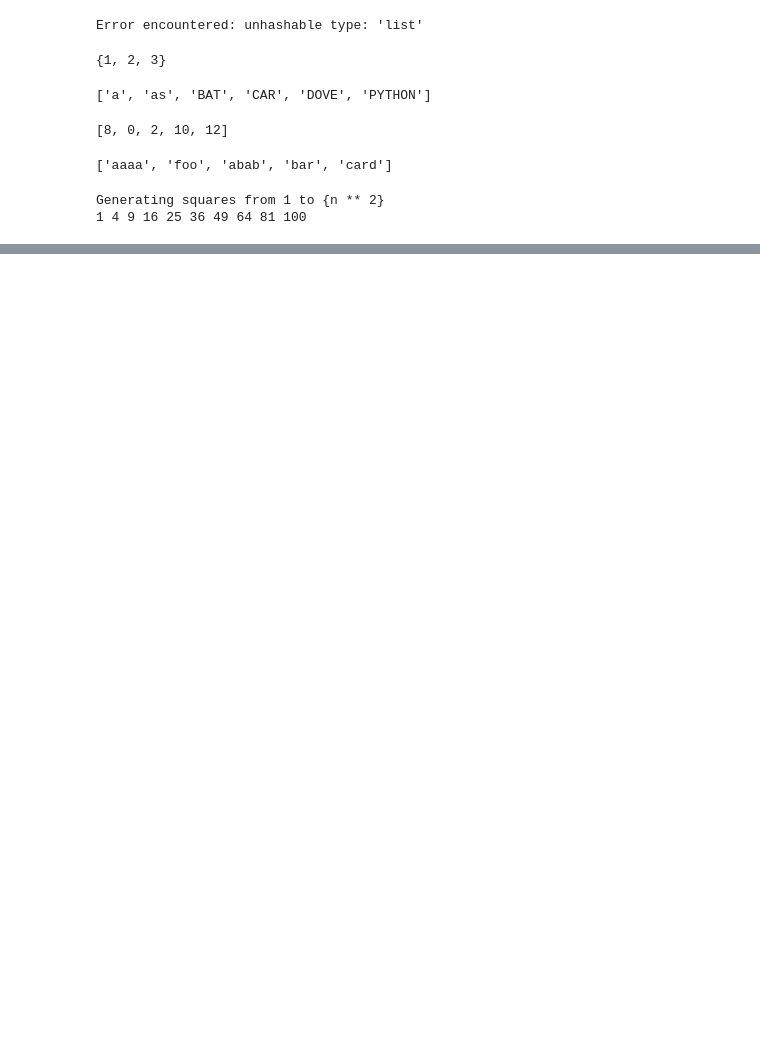
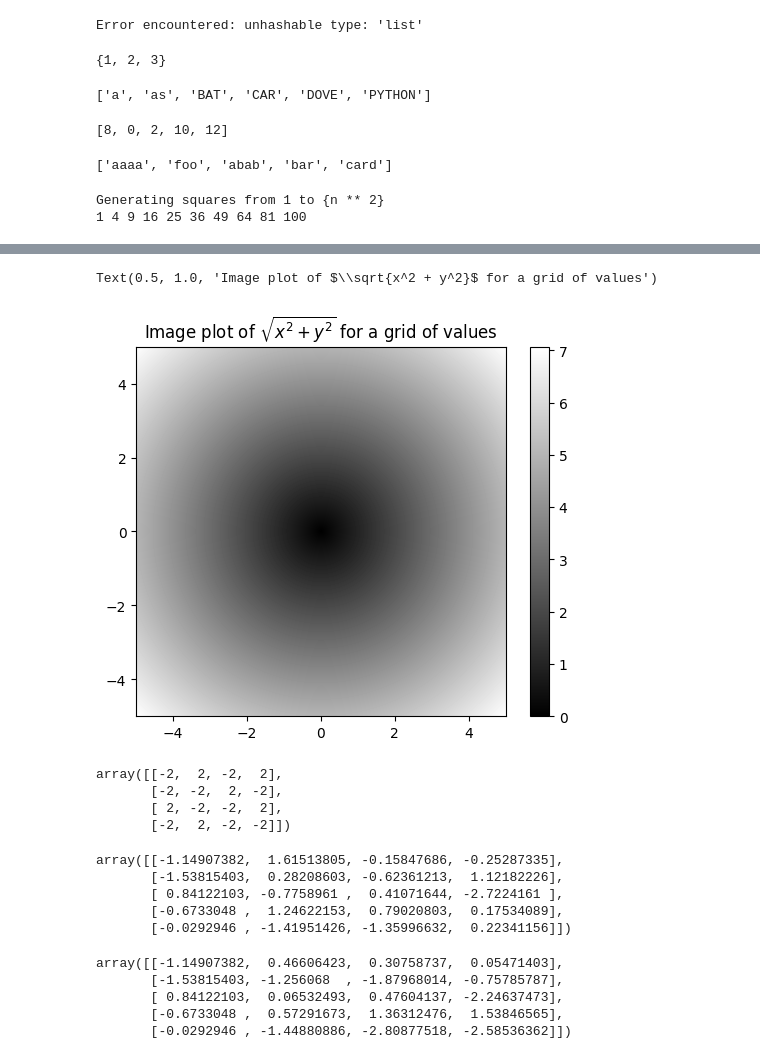
Before and after one commit to GabriCala25/Python_projects, a Jupyter notebook: python_for_data_analysis_exercises/Basics.ipynb, the cells around one changed output, grey strips where cells are left out. Drawn from its saved outputs; the diff is of its cells as text; code cells hidden in the pictures; blank space fills up the shorter version.

```diff
--- a/python_for_data_analysis_exercises/Basics.ipynb
+++ b/python_for_data_analysis_exercises/Basics.ipynb
@@ -145,0 +324,10 @@ gen = (x ** 2 for x in range(100))
+# %%
+### Array-Oriented Programming with arrays
+# Vectorization --> replace explicit loops with array expressions is referred to by some people as vectorization
+points = np.arange(-5, 5, 0.01)
+
+# numpy.meshgrid function takes two one-dimensional arrays and produces two two-dimensional matrices corresponding to all pairs of (x,y) in the two arrays:
+xs, ys = np.meshgrid(points, points)
+
+z = np.sqrt(xs ** 2 + ys ** 2)
+z
@@ -145,0 +348,45 @@ gen = (x ** 2 for x in range(100))
+# %%
+import matplotlib.pyplot as plt
+
+plt.imshow(z, cmap=plt.cm.gray, extent = [-5, 5, -5, 5])
+plt.colorbar()
+plt.title("Image plot of $\sqrt{x^2 + y^2}$ for a grid of values")
+# %% [output]
+Text(0.5, 1.0, 'Image plot of $\\sqrt{x^2 + y^2}$ for a grid of values')
+[figure, added]
+# %%
+#Expressing conditional logic as array operations
+
+arr = rng.standard_normal((4,4))
+arr > 0
+np.where(arr > 0, 2, -2)
+# %% [output]
+array([[-2,  2, -2,  2],
+       [-2, -2,  2, -2],
+       [ 2, -2, -2,  2],
+       [-2,  2, -2, -2]])
+# %%
+# mathematical and statistical methods
+arr = rng.standard_normal((5,4))
+arr.mean()
+
+arr
+# %% [output]
+array([[-1.14907382,  1.61513805, -0.15847686, -0.25287335],
+       [-1.53815403,  0.28208603, -0.62361213,  1.12182226],
+       [ 0.84122103, -0.7758961 ,  0.41071644, -2.7224161 ],
+       [-0.6733048 ,  1.24622153,  0.79020803,  0.17534089],
+       [-0.0292946 , -1.41951426, -1.35996632,  0.22341156]])
+# %%
+#You can choose an axis where to apply sum or mean
+arr.sum(axis=0)
+arr.mean(axis=1)
+
+# You can also apply cumulative sum
+arr.cumsum(axis = 1)
+# %% [output]
+array([[-1.14907382,  0.46606423,  0.30758737,  0.05471403],
+       [-1.53815403, -1.256068  , -1.87968014, -0.75785787],
+       [ 0.84122103,  0.06532493,  0.47604137, -2.24637473],
+       [-0.6733048 ,  0.57291673,  1.36312476,  1.53846565],
+       [-0.0292946 , -1.44880886, -2.80877518, -2.58536362]])
```
Also changed, not shown: parts of 25 cells of this notebook.
